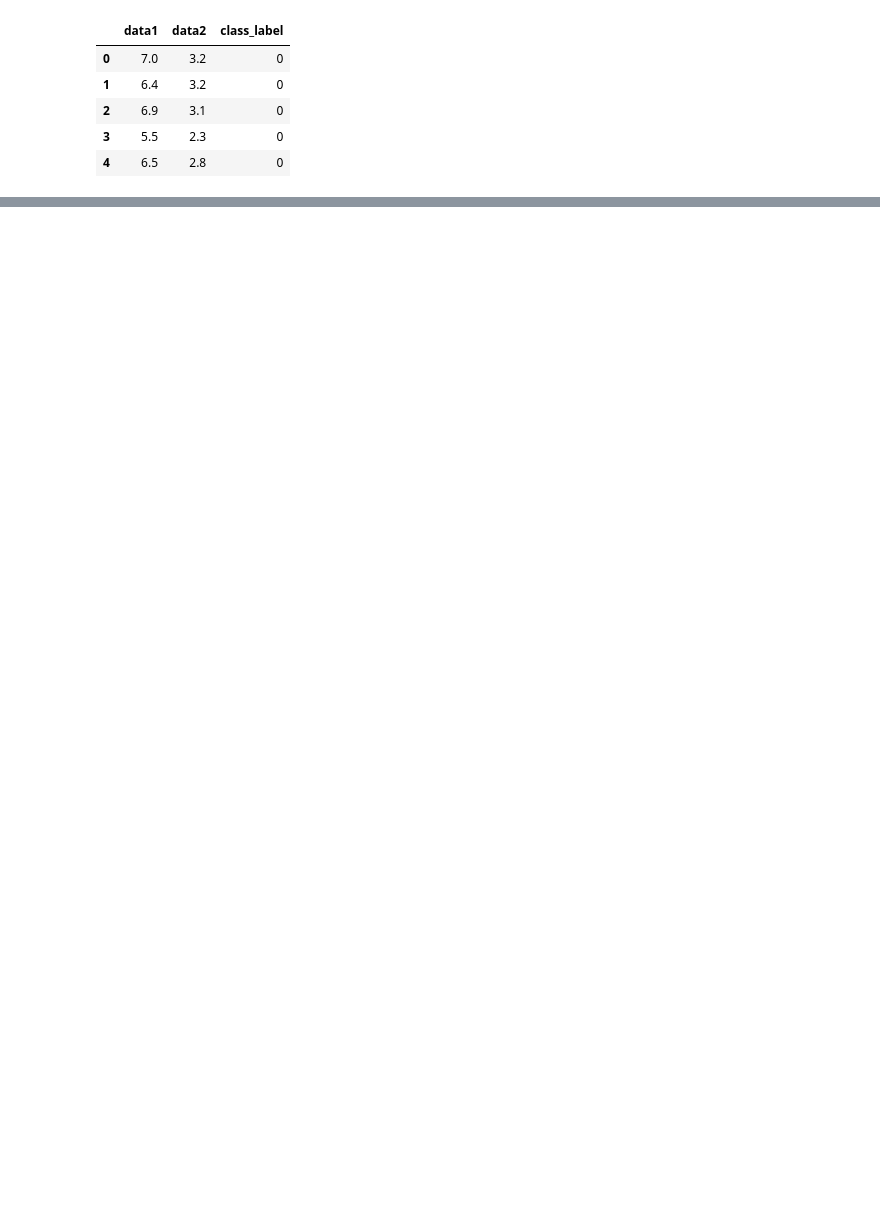
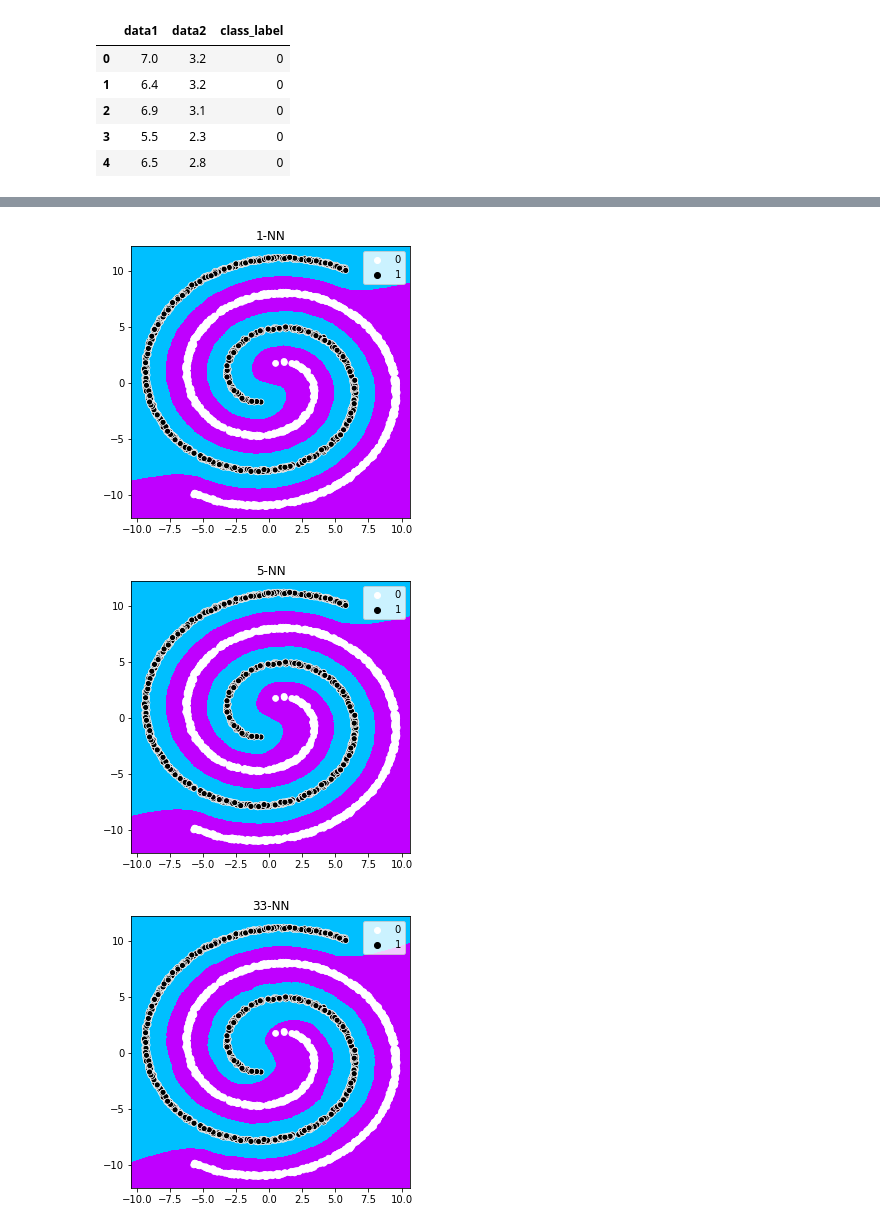
Before and after one commit to AdarshNamdev/DataScience-and-ML, a Jupyter notebook: KNN- making Decision Boundary.ipynb, the cells around one changed output, grey strips where cells are left out. Cells and saved outputs as stored; diff of their text form; code cells hidden in the pictures; blank space fills up the shorter version.

```diff
--- a/KNN- making Decision Boundary.ipynb
+++ b/KNN- making Decision Boundary.ipynb
@@ -68,0 +74,3 @@ knn_comparisons(data, NN)
+# %%
+dataset = pd.read_csv(r"D:\Applied AI\Datasets and DB\KNN\KNN- DemoDataset\8.twospirals.csv", sep = ",", names= ['dp1', 'dp2', 'class'])
+dataset.head()
@@ -68,0 +84,40 @@ knn_comparisons(data, NN)
+# %%
+from seaborn import color_palette
+from matplotlib.colors import ListedColormap
+
+
+train_pts_palette = color_palette(palette = ['white', 'black'], n_colors = 2)
+decisionB_palette = ListedColormap(['#bf00ff', '#00bfff'])
+
+def knn_spiraldata(datapts, nn):
+    datapoints = dataset.iloc[:, 0:2].to_numpy()
+    class_labels = dataset['class'].to_numpy()
+
+    clf = neighbors.KNeighborsClassifier(nn, n_jobs = 6)
+    clf.fit(datapoints, class_labels)
+
+    x_min = datapoints[:,0].min()-1
+    x_max = datapoints[:,0].max()+1
+    y_min = datapoints[:,1].min()-1
+    y_max = datapoints[:,1].max()+1
+
+    xx,yy = np.meshgrid(np.arange(x_min,x_max,0.02), np.arange(y_min, y_max, 0.02))
+
+    prediction = clf.predict(np.c_[xx.ravel(), yy.ravel()])
+
+    plt.figure(figsize = (5,5))
+    plt.pcolormesh(xx,yy,prediction.reshape(xx.shape), cmap = decisionB_palette)
+
+    sb.scatterplot(datapoints[:,0], datapoints[:,1], palette = train_pts_palette, hue = class_labels)
+    plt.xlim(xx.min(), xx.max())
+    plt.ylim(yy.min(), yy.max())
+    plt.title(str(NN)+"-NN")
+
+    plt.show()
+# %%
+for NN in [1, 5, 33, 55]:
+    knn_spiraldata(dataset, NN)
+# %% [output]
+[figure, added]
+[figure, added]
+[figure, added]
```
Also changed, not shown: parts of 3 cells of this notebook.
